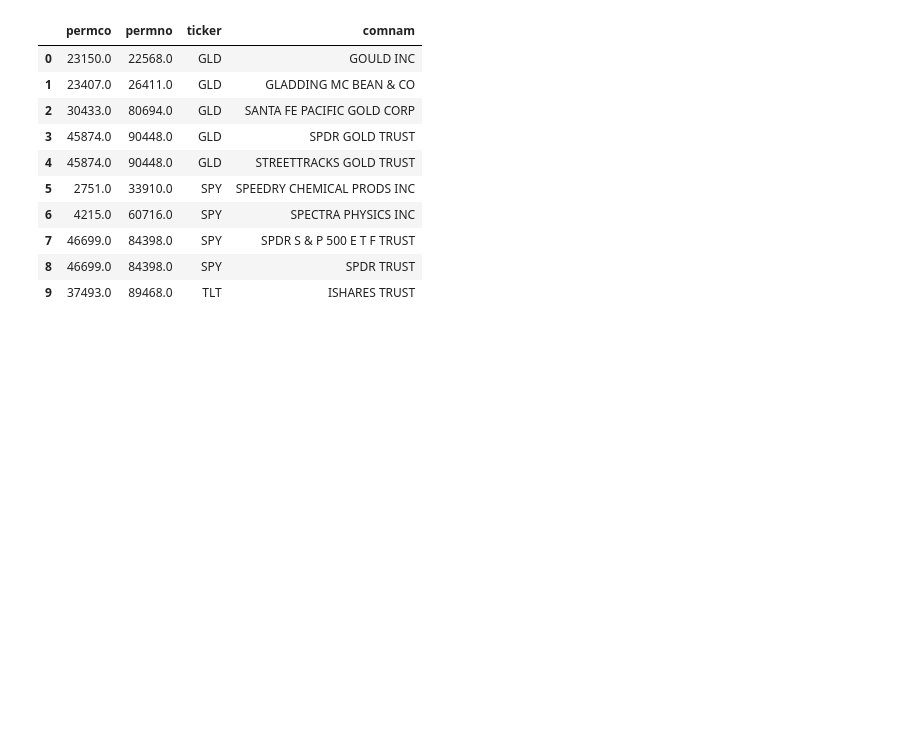
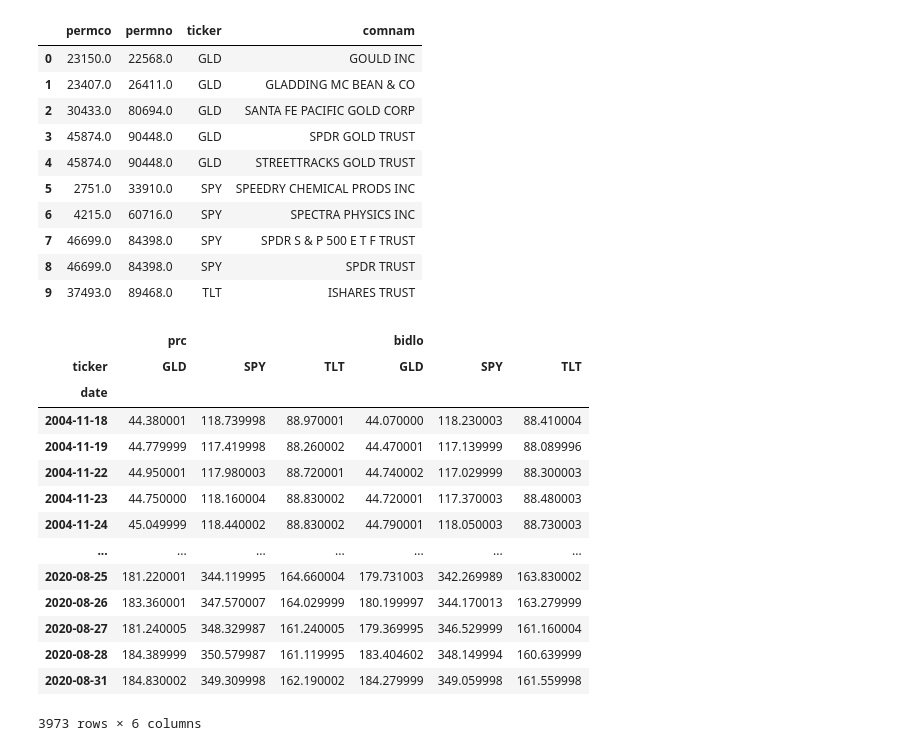
Before and after one commit to ningtong88/Capstone_TDAmeritrade, a Jupyter notebook: TDAmeritrade Portfolio Rebalancing.ipynb, the cells around one changed output. Cells and saved outputs as stored; diff of their text form; code cells hidden in the pictures; blank space fills up the shorter version.

```diff
--- a/TDAmeritrade Portfolio Rebalancing.ipynb
+++ b/TDAmeritrade Portfolio Rebalancing.ipynb
@@ -99,0 +112,18 @@ dsf_filtered = dsf_keep[dsf_keep['date'].dt.date >= etf_incept_date_range['min']
+# %%
+df1
+# %% [output]
+|  | prc |  |  | bidlo |  |  |
+| ticker | GLD | SPY | TLT | GLD | SPY | TLT |
+| date |  |  |  |  |  |  |
+| 2004-11-18 | 44.380001 | 118.739998 | 88.970001 | 44.070000 | 118.230003 | 88.410004 |
+| 2004-11-19 | 44.779999 | 117.419998 | 88.260002 | 44.470001 | 117.139999 | 88.089996 |
+| 2004-11-22 | 44.950001 | 117.980003 | 88.720001 | 44.740002 | 117.029999 | 88.300003 |
+| 2004-11-23 | 44.750000 | 118.160004 | 88.830002 | 44.720001 | 117.370003 | 88.480003 |
+| 2004-11-24 | 45.049999 | 118.440002 | 88.830002 | 44.790001 | 118.050003 | 88.730003 |
+| ... | ... | ... | ... | ... | ... | ... |
+| 2020-08-25 | 181.220001 | 344.119995 | 164.660004 | 179.731003 | 342.269989 | 163.830002 |
+| 2020-08-26 | 183.360001 | 347.570007 | 164.029999 | 180.199997 | 344.170013 | 163.279999 |
+| 2020-08-27 | 181.240005 | 348.329987 | 161.240005 | 179.369995 | 346.529999 | 161.160004 |
+| 2020-08-28 | 184.389999 | 350.579987 | 161.119995 | 183.404602 | 348.149994 | 160.639999 |
+| 2020-08-31 | 184.830002 | 349.309998 | 162.190002 | 184.279999 | 349.059998 | 161.559998 |
+3973 rows × 6 columns
```
Also changed, not shown: parts of 7 cells of this notebook.
